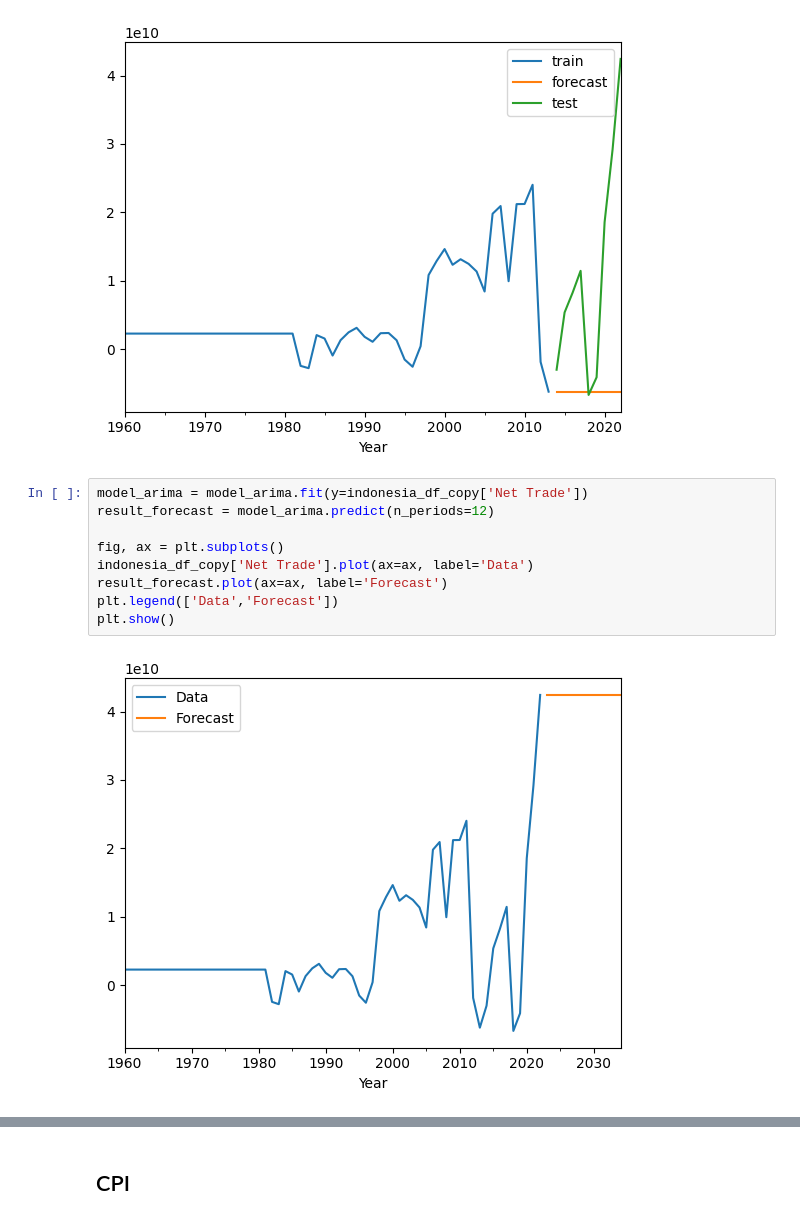
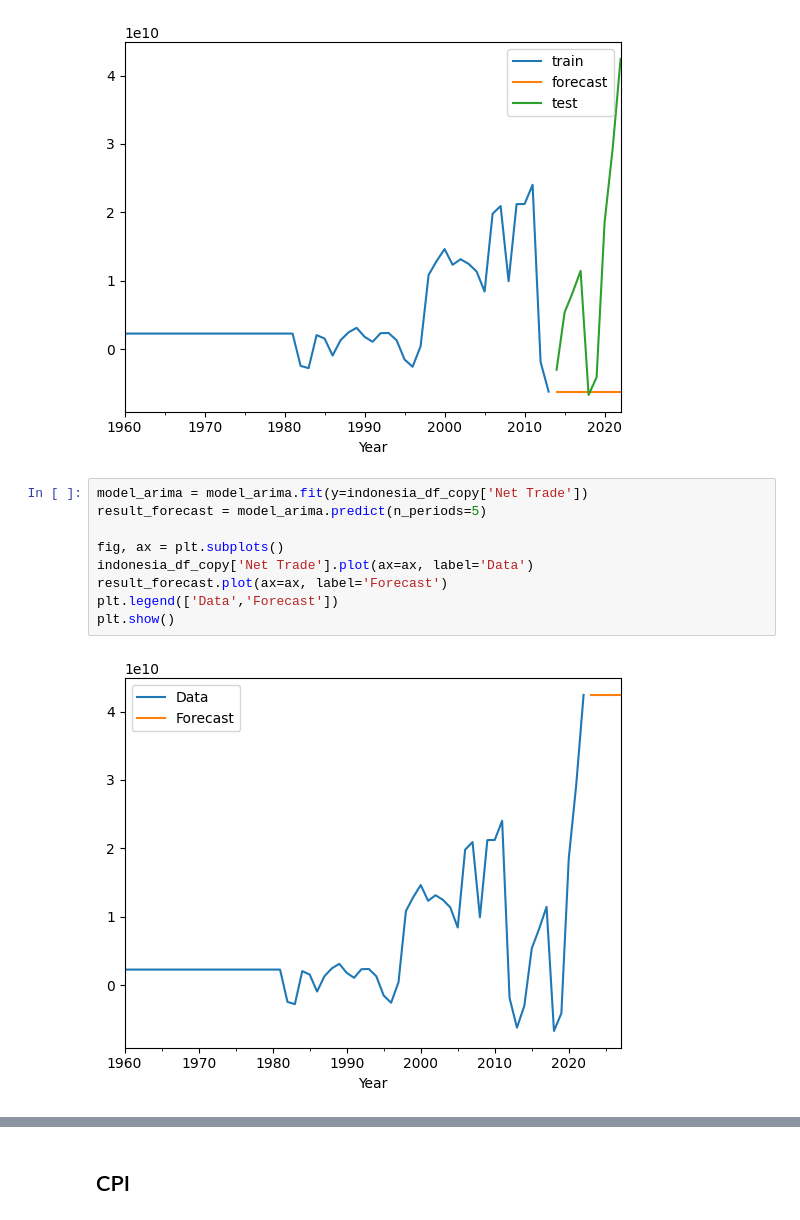
Before and after one commit to rizal-mujahiddan/Analyst_Economy_Indonesia, a Jupyter notebook: world-development-indicators-code.ipynb, the cells around one changed output, grey strips where cells are left out. Cells and saved outputs as stored; diff of their text form.

```diff
--- a/world-development-indicators-code.ipynb
+++ b/world-development-indicators-code.ipynb
@@ -1959,15 +1960,15 @@ MAPE : 1.2006109702994614
 [figure]
 # %%
 model_arima = model_arima.fit(y=indonesia_df_copy['Net Trade'])
-result_forecast = model_arima.predict(n_periods=12)
+result_forecast = model_arima.predict(n_periods=5)
 
 fig, ax = plt.subplots()
 indonesia_df_copy['Net Trade'].plot(ax=ax, label='Data')
 result_forecast.plot(ax=ax, label='Forecast')
 plt.legend(['Data','Forecast'])
 plt.show()
 # %% [output]
-[figure, old version]
+[figure, new version]
 # %%
 model_arima.summary()
 # %% [output]
```
Also changed, not shown: parts of 28 cells of this notebook.
